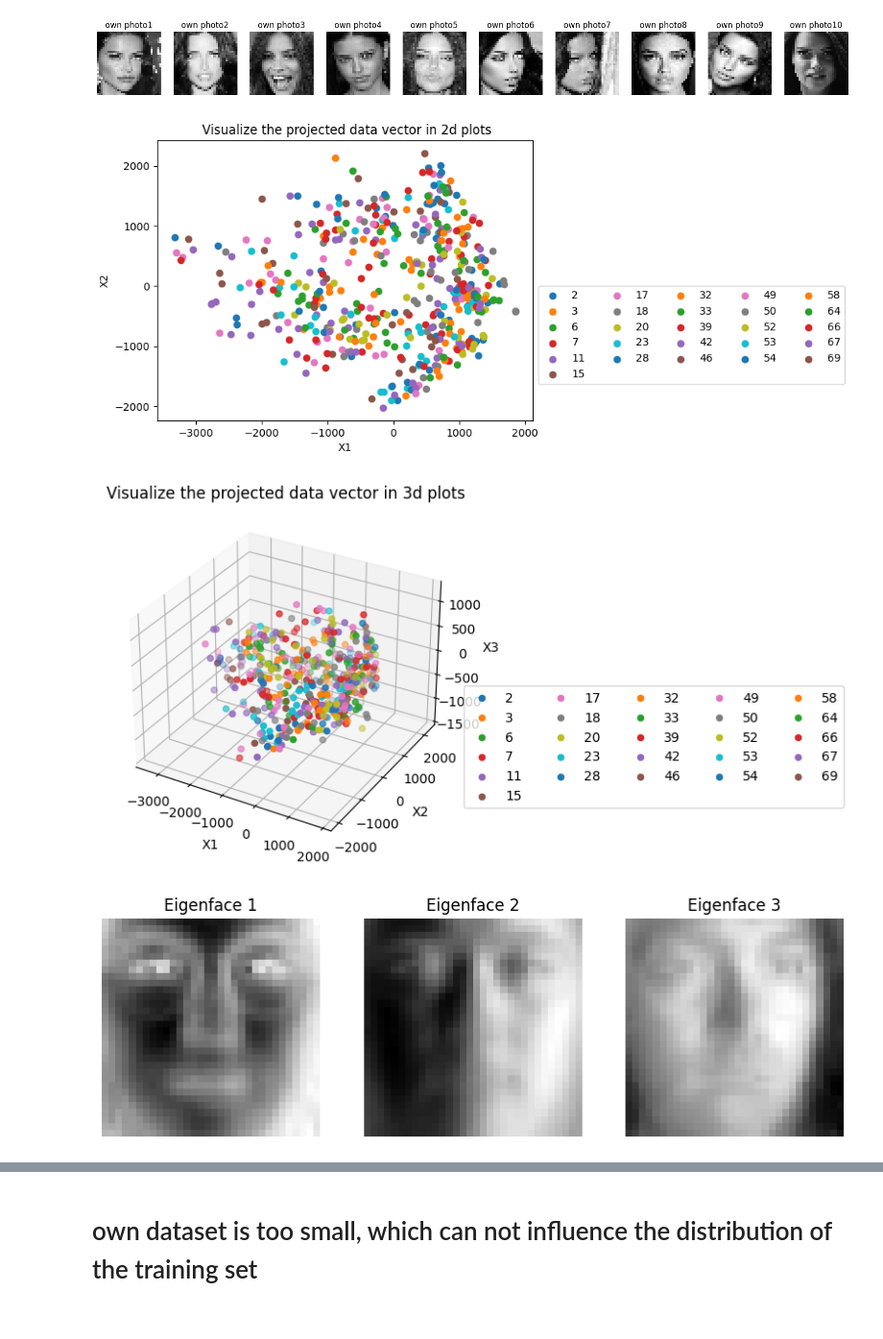
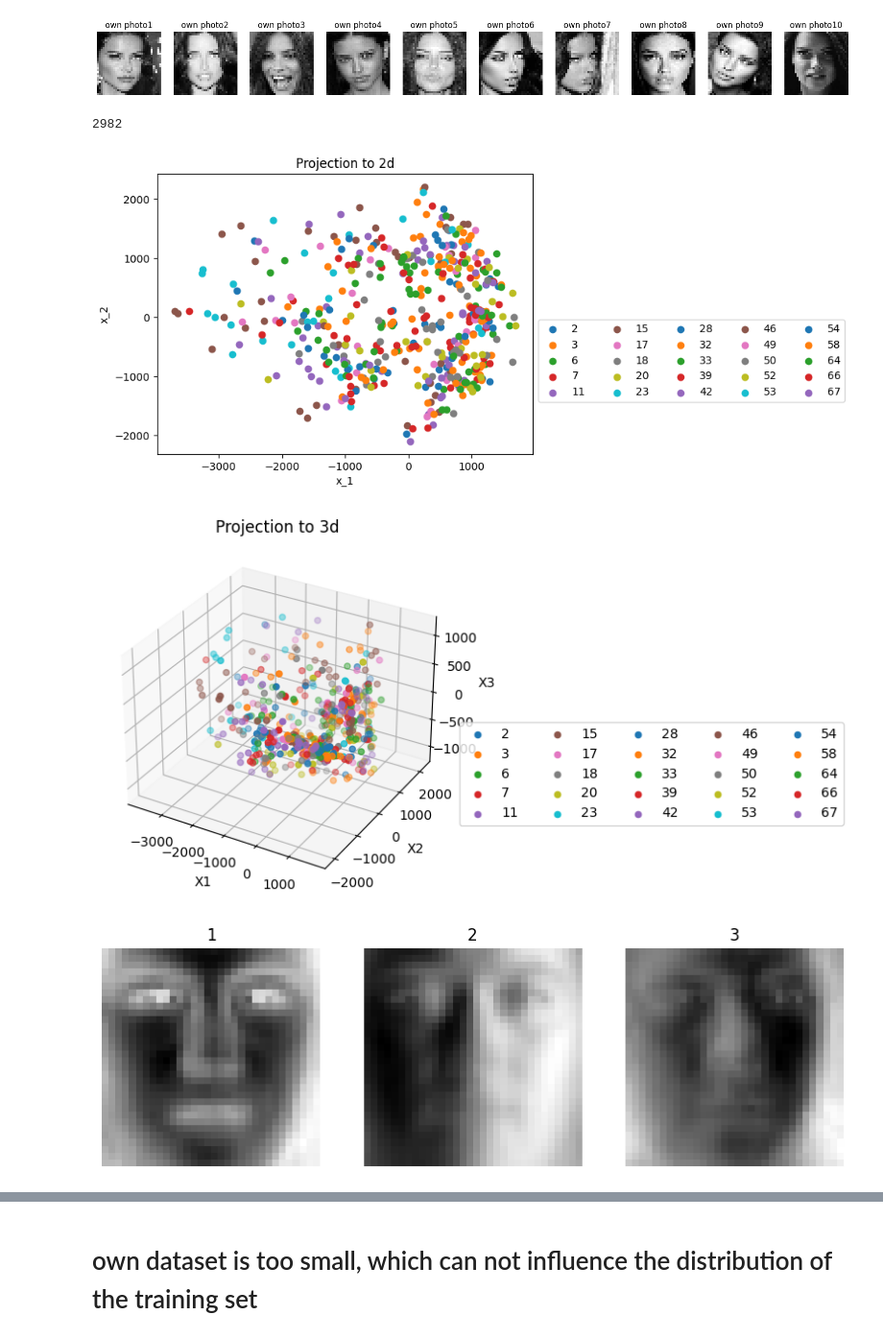
Before and after one commit to frankRenlf/pattern_recognition, a Jupyter notebook: ca2/PCA.ipynb, the cells around one changed output, grey strips where cells are left out. Shown: that part at 96% size. Cells and saved outputs as stored; diff of their text form; code cells hidden in the pictures.

```diff
--- a/ca2/PCA.ipynb
+++ b/ca2/PCA.ipynb
@@ -70,18 +70,15 @@ class FaceDataset(Dataset):
             label = -1  # test has no label
         return im, label
 # %%
-# chose 25 folders randomly
 num_subject = 25
 seed = 202311172359
 chosen = np.random.default_rng(seed).choice(np.arange(1, 69), num_subject, replace=False)
 
-# Load images
-images = []
-labels = []
+image_data = []
+label_data = []
 
 directory = Path("../ca2/data/PIE")
 for i in chosen:
-    # split train and test
     sub_images = []
     sub_labels = []
     sub_directory = directory / str(i)
@@ -91,9 +88,9 @@ for i in chosen:
     for filename in files:
         im = Image.open(filename)
         sub_images.append(np.array(im))
-        sub_labels.append(i)  # Use folder numbers as labels
-    images.append(sub_images)
-    labels.append(sub_labels)
+        sub_labels.append(i)
+    image_data.append(sub_images)
+    label_data.append(sub_labels)
 
 print(chosen)
 # %% [output]
@@ -159,8 +154,12 @@ full_test_labels = np.append(labels_test, own_labels_test)
 # %%
-sample_index = np.random.default_rng(2020).choice(np.arange(2982), 500, replace=False)
+print(len(full_train_set))
+num_samples = 500
+sample_index = np.random.default_rng(seed).choice(np.arange(len(full_train_set)), num_samples, replace=False)
 
 x_train = full_train_set[sample_index]
 y_train = full_train_labels[sample_index]
+# %% [output]
+2982
 # %%
 class PCA:
     def __init__(self):
@@ -171,11 +170,11 @@ class PCA:
         mean_X = X.mean(axis=0)
         centered_X = X - mean_X
 
-        u, s, vh = np.linalg.svd(centered_X, full_matrices=False)
+        u, s, vt = np.linalg.svd(centered_X, full_matrices=False)
         s_matrix = np.diag(s)
 
         # max components: 200
         X_pca = u[:, :n_components] @ s_matrix[:n_components, :n_components]
 
-        return u, s, vh, X_pca
+        return u, s, vt, X_pca
 # %%
@@ -183,20 +182,19 @@ pca = PCA()
 # %%
-u, s, vh, X_pca = pca.fit(x_train, 200)
+u, s, vt, X_pca = pca.fit(x_train, 200)  # fit PCA
 # %%
 fig = plt.figure()
 ax = fig.add_subplot()
 for i in np.unique(y_train):
     ax.scatter(X_pca[y_train == i][:, 0], X_pca[y_train == i][:, 1], label=i)
 
-ax.set_xlabel("X1")
-ax.set_ylabel("X2")
+ax.set_xlabel("x_1")
+ax.set_ylabel("x_2")
 lgd = ax.legend(ncol=np.int_(num_subject / 5), bbox_to_anchor=(1, 0.5))
-ax.set_title(' Visualize the projected data vector in 2d plots')
+ax.set_title('Projection to 2d')
 plt.show()
 # %% [output]
-[figure, old version]
+[figure, new version]
 # %%
-# 3D
 fig = plt.figure()
 ax = fig.add_subplot(projection="3d")
 
@@ -208,28 +206,26 @@ ax.set_ylabel("X2")
 ax.set_zlabel("X3")
 
 lgd = ax.legend(ncol=np.int_(num_subject / 5), bbox_to_anchor=(1, 0.5))
-ax.set_title(' Visualize the projected data vector in 3d plots')
+ax.set_title('Projection to 3d')
 plt.show()
 # %% [output]
-[figure, old version]
+[figure, new version]
 # %%
-def ComputeEigenface(eigenface):
-    normalized = (
-            (eigenface - np.min(eigenface)) / (np.max(eigenface) - np.min(eigenface)) * 255
-    )
-    return Image.fromarray(normalized.astype("uint8").reshape(32, 32), "L")
+def TransformEigenface(eigenface):
+    norm = ((eigenface - np.min(eigenface)) / (np.max(eigenface) - np.min(eigenface)) * 255)
+    return Image.fromarray(norm.astype("uint8").reshape(32, 32), "L")
 
 
-#===========================================
+# Plot first 3 eigenfaces
 faces = 3
 fig = plt.figure(figsize=(10, 10))
 for i in range(faces):
-    face = ComputeEigenface(vh[i])
+    face = TransformEigenface(vt[i])
     plt.subplot(1, 3, i + 1)
     plt.imshow(face, cmap='gray')
-    plt.title('Eigenface ' + str(i + 1))
+    plt.title(str(i + 1))
     plt.axis('off')
 plt.show()
 # %% [output]
-[figure, old version]
+[figure, new version]
 # %%
```
Also changed, not shown: parts of 6 cells of this notebook, 2 other files.
